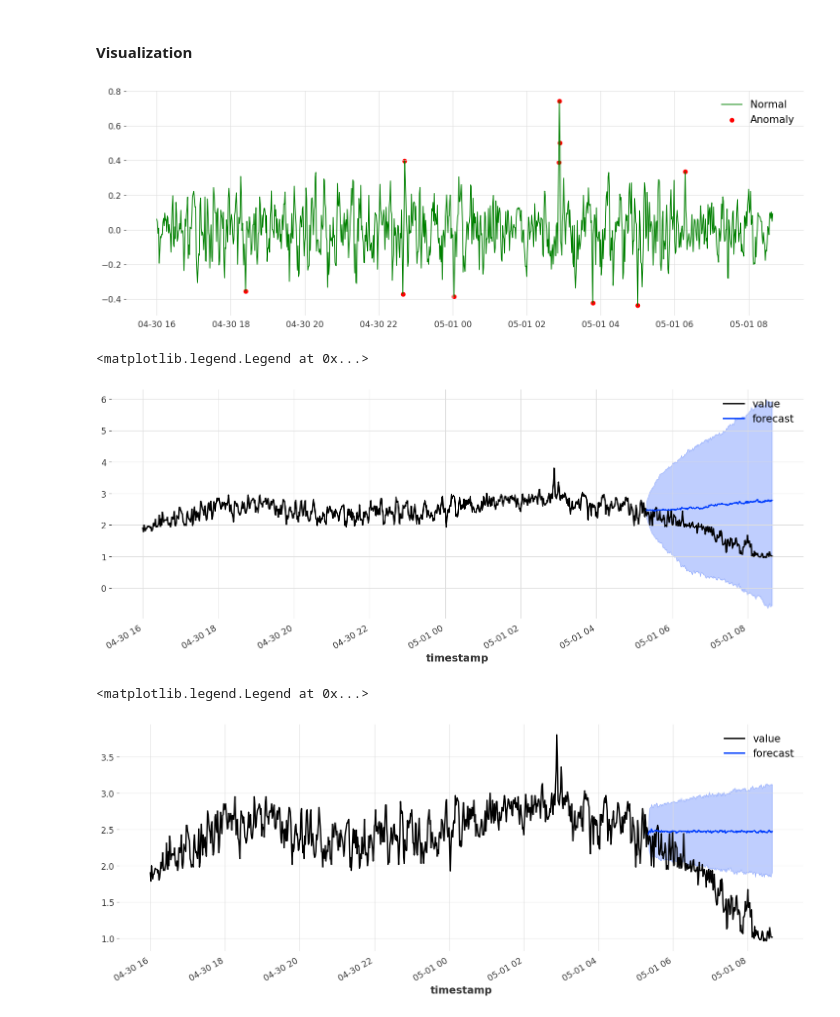
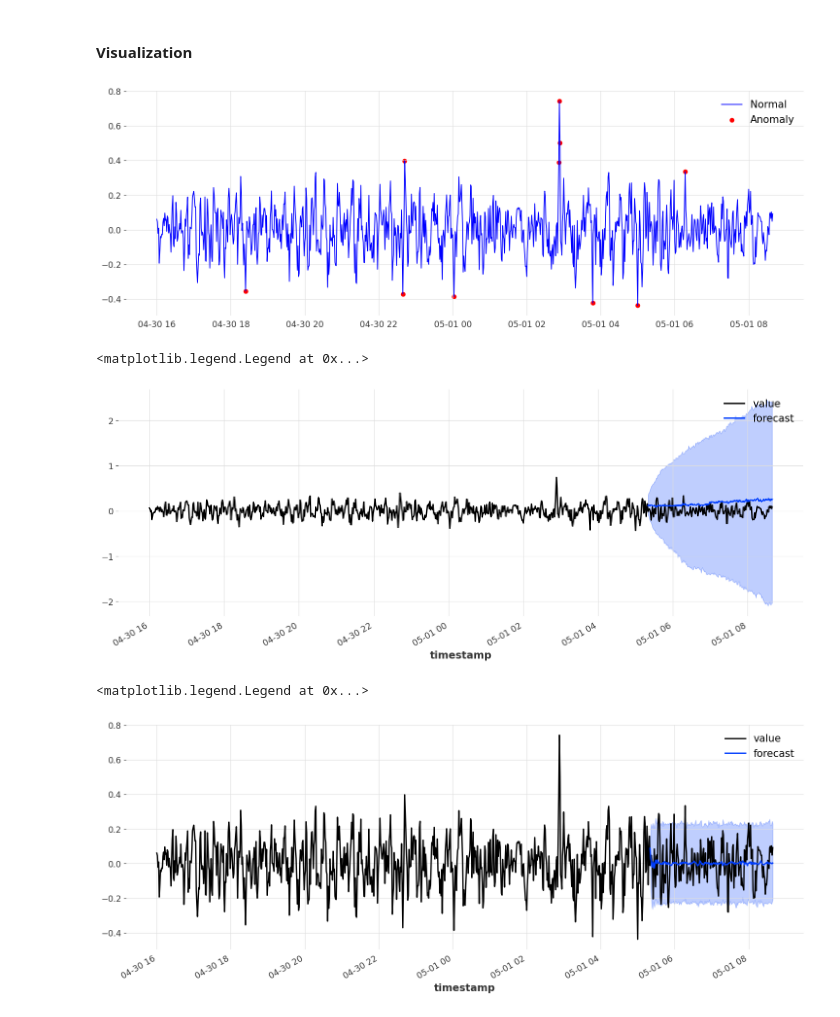
Before and after one commit to m3madadi/datadays, a Jupyter notebook: main.ipynb, the cells around one changed output. Cells and saved outputs as stored; diff of their text form; code cells hidden in the pictures.

Commit message:
de trend and seasonality series pass to models

```diff
--- a/main.ipynb
+++ b/main.ipynb
@@ -66,15 +64,15 @@ plt.show()
 [figure]
 # %%
 # Check occurence of seasonality and find the period of it
-is_sesonal, m = check_seasonality(ts = series, m = None, max_lag = 100, alpha = 0.05)
+is_sesonal, seasonality_period = check_seasonality(ts = series, m = None, max_lag = 100, alpha = 0.05)
 print(is_sesonal)
-print(m)
+print(seasonality_period)
 # %% [output]
 True
 27
 # %%
 # Decompose trend and sesonality
-trend,seasonality = extract_trend_and_seasonality(ts = series, model = ModelMode.ADDITIVE, method = "STL", freq = m)
+trend, seasonality = extract_trend_and_seasonality(ts = series, model = ModelMode.ADDITIVE, method = "STL", freq = seasonality_period)
 
 trend.plot(label = "trend")
 plt.ylabel("value")
@@ -119 +118,4 @@ final_series = series_minus_trend_and_sesonality.plot()
+# %%
+# Set aside the last 20 percent of ts as a validation series
+train, val = series_minus_trend_and_sesonality[:-round(len(df) / 5)], series_minus_trend_and_sesonality[-round(len(df) / 5):]
 # %%
@@ -151,34 +151,34 @@ dataframe_style['anomaly'] = model.predict(data)
 # %%
 fig, ax = plt.subplots(figsize=(18,6))
 a = dataframe_style.loc[dataframe_style['anomaly'] == -1, ['value']] #anomaly
-ax.plot(dataframe_style.index, dataframe_style['value'], color='green', label = 'Normal')
+ax.plot(dataframe_style.index, dataframe_style['value'], color='blue', label = 'Normal')
 ax.scatter(a.index,a['value'], color='red', label = 'Anomaly')
 plt.legend()
 plt.show();
 # %% [output]
-[figure, old version]
+[figure, new version]
 # %%
-exp_model = ExponentialSmoothing(seasonal=SeasonalityMode.NONE)
+exp_model = ExponentialSmoothing(seasonal_periods=seasonality_period)
 exp_model.fit(train)
 exp_prediction = exp_model.predict(len(val), num_samples=1000)
 # Plotting the predictions
-series.plot()
+series_minus_trend_and_sesonality.plot()
 exp_prediction.plot(label='forecast', low_quantile=0.05, high_quantile=0.95)
 plt.legend()
 # %% [output]
 <matplotlib.legend.Legend at 0x...>
-[figure, old version]
+[figure, new version]
 # %%
 arima_model = ARIMA(9, 1, 5)
 arima_model.fit(train)
 arima_prediction = arima_model.predict(len(val), num_samples=1000)
 # Plotting the predictions
-series.plot()
+series_minus_trend_and_sesonality.plot()
 arima_prediction.plot(label='forecast', low_quantile=0.05, high_quantile=0.95)
 plt.legend()
 # %% [output]
 <matplotlib.legend.Legend at 0x...>
-[figure, old version]
+[figure, new version]
 # %%
 prophet_model = Prophet()
 prophet_model.fit(train)
```
Also changed, not shown: parts of 5 cells of this notebook.
